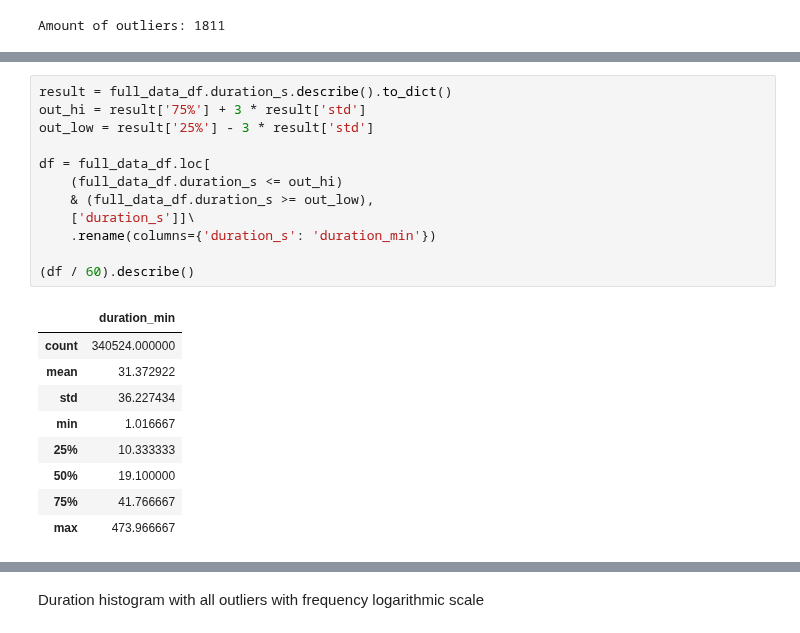
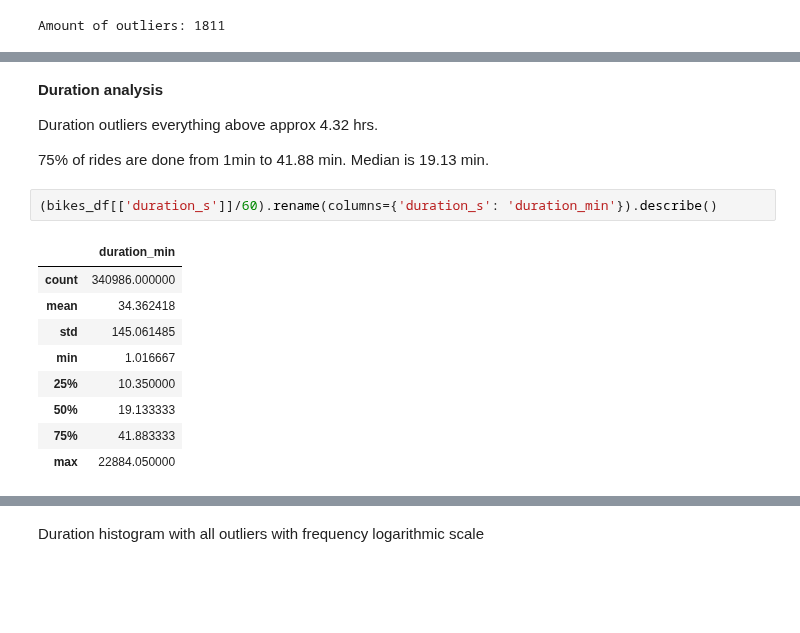
Before and after one commit to daim77/python_BI_analysis_bike_sharing, a Jupyter notebook: results.ipynb, the cells around one changed output, grey strips where cells are left out. Drawn from its saved outputs; the diff is of its cells as text; blank space fills up the shorter version.

```diff
--- a/results.ipynb
+++ b/results.ipynb
@@ -835,22 +785,19 @@ Outliers are now only one day journy (8 hrs)
-# %%
-result = full_data_df.duration_s.describe().to_dict()
-out_hi = result['75%'] + 3 * result['std']
-out_low = result['25%'] - 3 * result['std']
-
-df = full_data_df.loc[
-    (full_data_df.duration_s <= out_hi)
-    & (full_data_df.duration_s >= out_low),
-    ['duration_s']]\
-    .rename(columns={'duration_s': 'duration_min'})
-
-(df / 60).describe()
-# %% [output]
-|  | duration_min |
-| count | 340524.000000 |
-| mean | 31.372922 |
-| std | 36.227434 |
-| min | 1.016667 |
-| 25% | 10.333333 |
-| 50% | 19.100000 |
-| 75% | 41.766667 |
-| max | 473.966667 |
+# %% [markdown]
+**Duration analysis**
+
+Duration outliers everything above approx 4.32 hrs.
+
+75% of rides are done from 1min to 41.88 min.
+Median is 19.13 min.
+# %%
+(bikes_df[['duration_s']]/60).rename(columns={'duration_s': 'duration_min'}).describe()
+# %% [output]
+|  | duration_min |
+| count | 340986.000000 |
+| mean | 34.362418 |
+| std | 145.061485 |
+| min | 1.016667 |
+| 25% | 10.350000 |
+| 50% | 19.133333 |
+| 75% | 41.883333 |
+| max | 22884.050000 |
```
Also changed, not shown: parts of 25 cells of this notebook.
